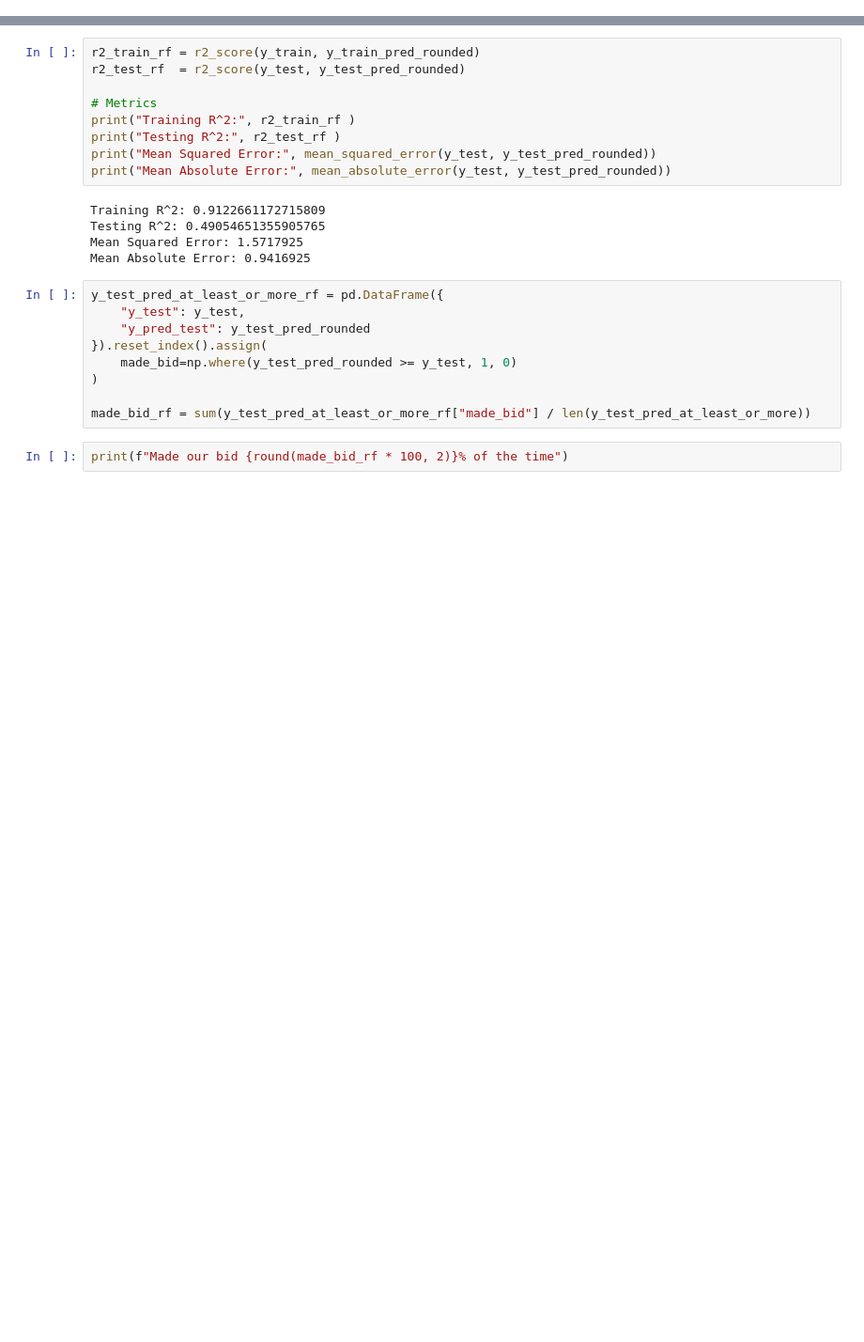
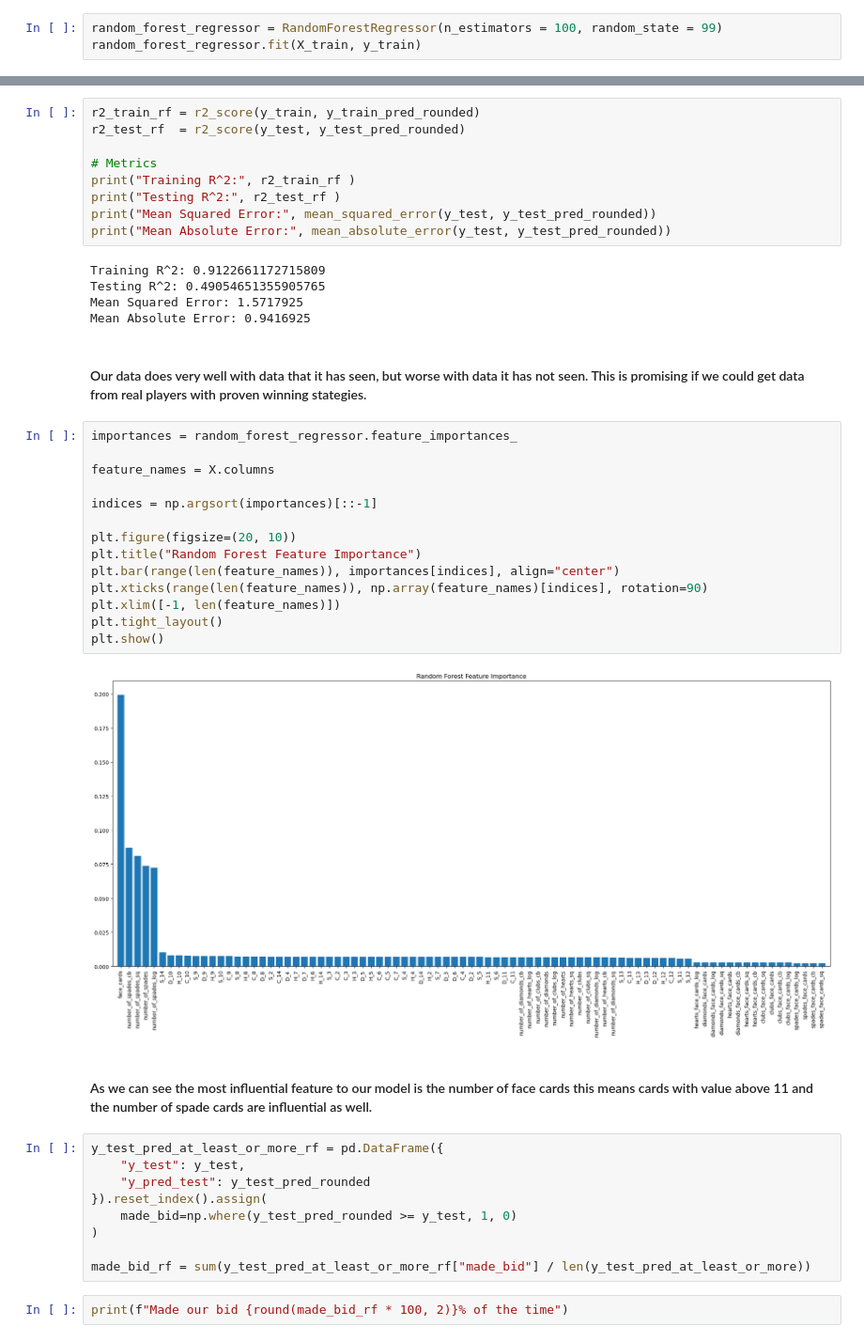
Before and after one commit to blh119/Data-Mining-Final-Project, a Jupyter notebook: Spades Analysis.ipynb, the cells around one changed output, grey strips where cells are left out. Shown at 94% size. Drawn from its saved outputs; the diff is of its cells as text; blank space fills up the shorter version.

```diff
--- a/Spades Analysis.ipynb
+++ b/Spades Analysis.ipynb
@@ -660,0 +709,3 @@ Fitting 4 folds for each of 3 candidates, totalling 12 fits
+# %%
+random_forest_regressor = RandomForestRegressor(n_estimators = 100, random_state = 99)
+random_forest_regressor.fit(X_train, y_train)
@@ -677,6 +730,26 @@ Training R^2: 0.9122661172715809
 Testing R^2: 0.49054651355905765
 Mean Squared Error: 1.5717925
 Mean Absolute Error: 0.9416925
+# %% [markdown]
+#### Our data does very well with data that it has seen, but worse with data it has not seen. This is promising if we could get data from real players with proven winning stategies.
+# %%
+importances = random_forest_regressor.feature_importances_
+
+feature_names = X.columns
+
+indices = np.argsort(importances)[::-1]
+
+plt.figure(figsize=(20, 10))
+plt.title("Random Forest Feature Importance")
+plt.bar(range(len(feature_names)), importances[indices], align="center")
+plt.xticks(range(len(feature_names)), np.array(feature_names)[indices], rotation=90)
+plt.xlim([-1, len(feature_names)])
+plt.tight_layout()
+plt.show()
+# %% [output]
+[figure, added]
+# %% [markdown]
+#### As we can see the most influential feature to our model is the number of face cards this means cards with value above 11 and the number of spade cards are influential as well.
 # %%
 y_test_pred_at_least_or_more_rf = pd.DataFrame({
     "y_test": y_test,
```
Also changed, not shown: parts of 9 cells of this notebook, 1 other file.
